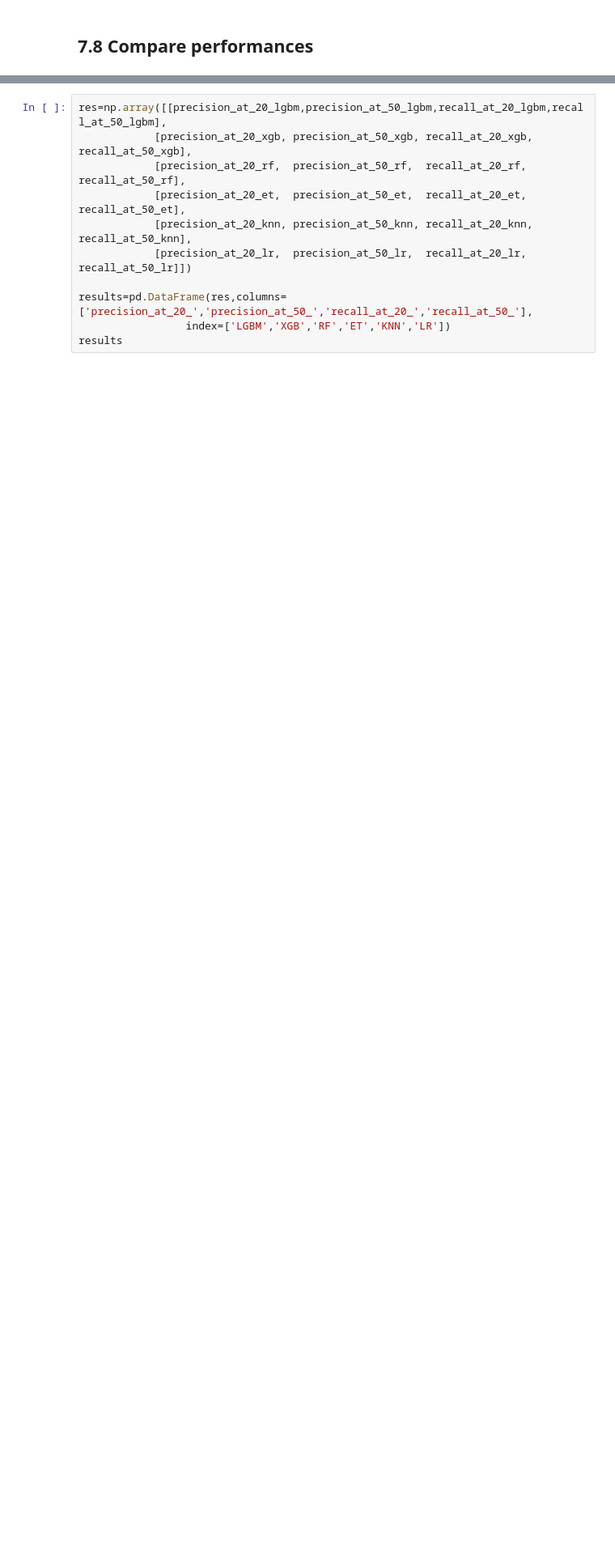
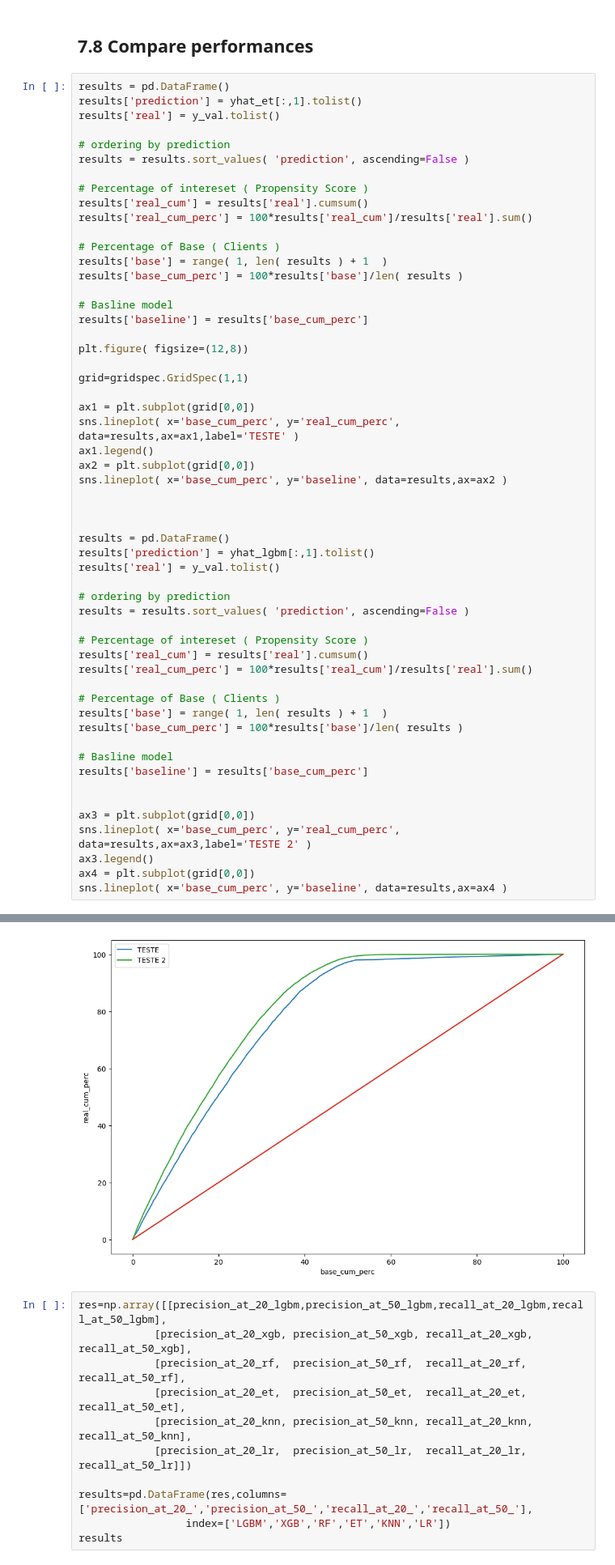
Before and after one commit to Eduardo-95-DS/Car-Insurance-Interest, a Jupyter notebook: notebooks/look_1.0-ear-health-insurance-cross-sell.ipynb, the cells around one changed output, grey strips where cells are left out. Shown at 81% size. Cells and saved outputs as stored; diff of their text form; blank space fills up the shorter version.

```diff
--- a/notebooks/look_1.0-ear-health-insurance-cross-sell.ipynb
+++ b/notebooks/look_1.0-ear-health-insurance-cross-sell.ipynb
@@ -1639,2 +1614,58 @@ Recall at 50% 0.9985858109700664
 # %% [markdown]
 ## 7.8 Compare performances
+# %%
+results = pd.DataFrame()
+results['prediction'] = yhat_et[:,1].tolist()
+results['real'] = y_val.tolist()
+
+# ordering by prediction
+results = results.sort_values( 'prediction', ascending=False )
+
+# Percentage of intereset ( Propensity Score )
+results['real_cum'] = results['real'].cumsum()
+results['real_cum_perc'] = 100*results['real_cum']/results['real'].sum()
+
+# Percentage of Base ( Clients )
+results['base'] = range( 1, len( results ) + 1  )
+results['base_cum_perc'] = 100*results['base']/len( results )
+
+# Basline model
+results['baseline'] = results['base_cum_perc']
+
+plt.figure( figsize=(12,8))
+
+grid=gridspec.GridSpec(1,1)
+
+ax1 = plt.subplot(grid[0,0])
+sns.lineplot( x='base_cum_perc', y='real_cum_perc', data=results,ax=ax1,label='TESTE' )
+ax1.legend()
+ax2 = plt.subplot(grid[0,0])
+sns.lineplot( x='base_cum_perc', y='baseline', data=results,ax=ax2 )
+
+
+
+results = pd.DataFrame()
+results['prediction'] = yhat_lgbm[:,1].tolist()
+results['real'] = y_val.tolist()
+
+# ordering by prediction
+results = results.sort_values( 'prediction', ascending=False )
+
+# Percentage of intereset ( Propensity Score )
+results['real_cum'] = results['real'].cumsum()
+results['real_cum_perc'] = 100*results['real_cum']/results['real'].sum()
+
+# Percentage of Base ( Clients )
+results['base'] = range( 1, len( results ) + 1  )
+results['base_cum_perc'] = 100*results['base']/len( results )
+
+# Basline model
+results['baseline'] = results['base_cum_perc']
+
+
+ax3 = plt.subplot(grid[0,0])
+sns.lineplot( x='base_cum_perc', y='real_cum_perc', data=results,ax=ax3,label='TESTE 2' )
+ax3.legend()
+ax4 = plt.subplot(grid[0,0])
+sns.lineplot( x='base_cum_perc', y='baseline', data=results,ax=ax4 )
+# %% [output]
@@ -1641,3 +1673,4 @@ Recall at 50% 0.9985858109700664
+[figure, added]
 # %%
 res=np.array([[precision_at_20_lgbm,precision_at_50_lgbm,recall_at_20_lgbm,recall_at_50_lgbm],
             [precision_at_20_xgb, precision_at_50_xgb, recall_at_20_xgb, recall_at_50_xgb],
```
Also changed, not shown: parts of 7 cells of this notebook.
